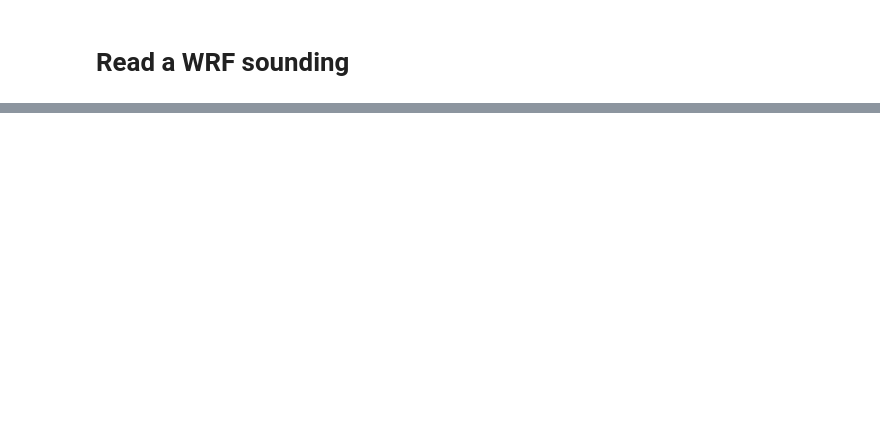
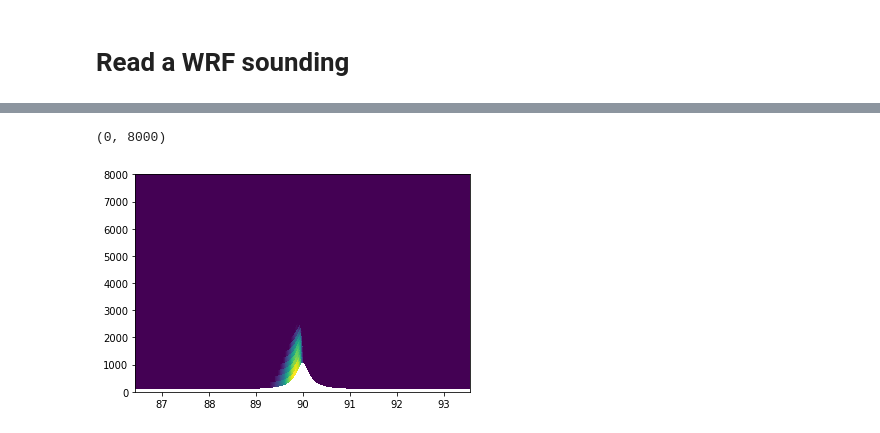
Before and after one commit to johanneshorak/ICAR-idealized_input, a Jupyter notebook: wrf_sounding.ipynb, the cells around one changed output, grey strips where cells are left out. Saved outputs shown, nothing was run; the diff lists cells and outputs as text; code cells hidden in the pictures; blank space fills up the shorter version.

```diff
--- a/wrf_sounding.ipynb
+++ b/wrf_sounding.ipynb
@@ -510,0 +544,2 @@ Attributes:
+# %%
+wrfout_ds = wtl.open_wrf('../cloud_plots/data/external/icar_vs_wrf/wet/WRF/dc.1_25000._20000._270_20_0.0097_1.00/')
@@ -510,0 +784,8 @@ Attributes:
+# %%
+xlong_dummy = np.linspace(86.42978,86.42978+7.1224594,len(wrfoutd_ds.XLONG[0,1,:]))
+# %%
+plt.pcolormesh(xlong_dummy,wrfoutd_ds.Z[6,:,1,:].values,wrfoutd_ds['QCLOUD'][6,:,1,:].values)
+plt.ylim(0,8000)
+# %% [output]
+(0, 8000)
+[figure, added]
```
Also changed, not shown: parts of 51 cells of this notebook.
